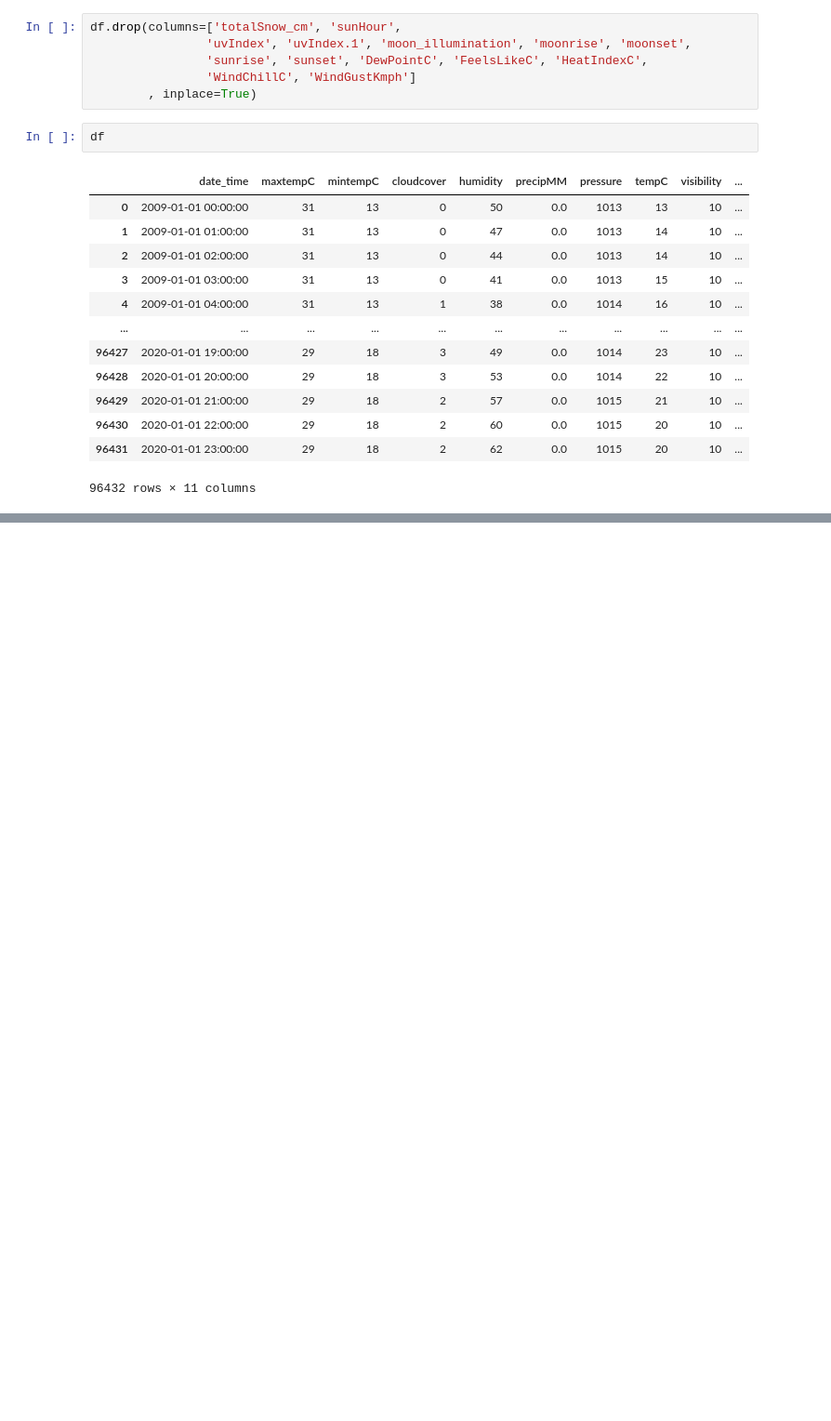
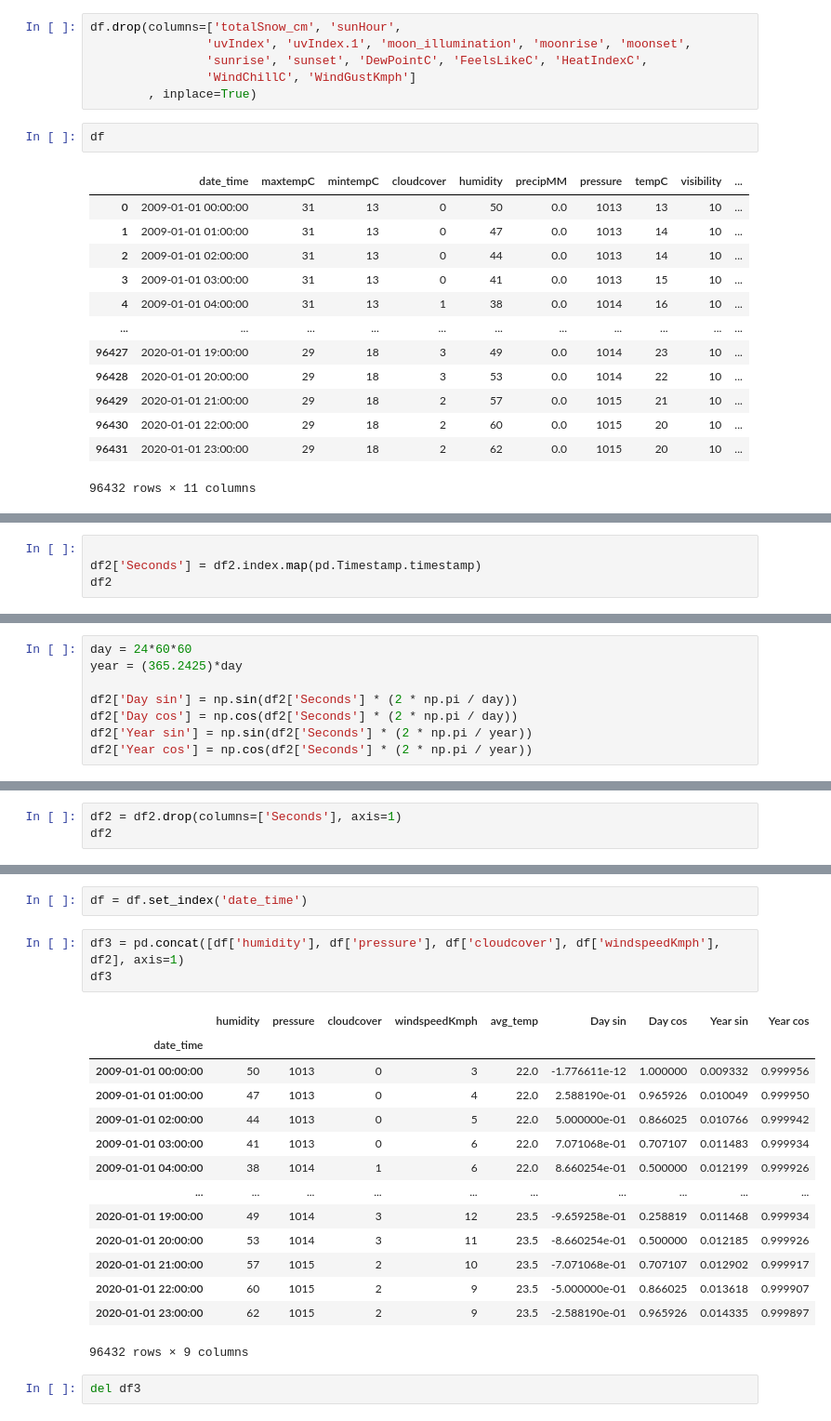
Before and after one commit to Rishit605/ML-Prediction-Models, a Jupyter notebook: MultiVariete_TimeSeries_Forecasting.ipynb, the cells around one changed output, grey strips where cells are left out. Shown at 93% size. Drawn from its saved outputs; the diff is of its cells as text; blank space fills up the shorter version.

```diff
--- a/MultiVariete_TimeSeries_Forecasting.ipynb
+++ b/MultiVariete_TimeSeries_Forecasting.ipynb
@@ -1289,0 +1417,4 @@ df
+# %%
+
+df2['Seconds'] = df2.index.map(pd.Timestamp.timestamp)
+df2
@@ -1289,0 +1436,8 @@ df
+# %%
+day = 24*60*60
+year = (365.2425)*day
+
+df2['Day sin'] = np.sin(df2['Seconds'] * (2 * np.pi / day))
+df2['Day cos'] = np.cos(df2['Seconds'] * (2 * np.pi / day))
+df2['Year sin'] = np.sin(df2['Seconds'] * (2 * np.pi / year))
+df2['Year cos'] = np.cos(df2['Seconds'] * (2 * np.pi / year))
@@ -1289,0 +1461,3 @@ df
+# %%
+df2 = df2.drop(columns=['Seconds'], axis=1)
+df2
@@ -1289,0 +1673,22 @@ df
+# %%
+df = df.set_index('date_time')
+# %%
+df3 = pd.concat([df['humidity'], df['pressure'], df['cloudcover'], df['windspeedKmph'], df2], axis=1)
+df3
+# %% [output]
+|  | humidity | pressure | cloudcover | windspeedKmph | avg_temp | Day sin | Day cos | Year sin | Year cos |
+| date_time |  |  |  |  |  |  |  |  |  |
+| 2009-01-01 00:00:00 | 50 | 1013 | 0 | 3 | 22.0 | -1.776611e-12 | 1.000000 | 0.009332 | 0.999956 |
+| 2009-01-01 01:00:00 | 47 | 1013 | 0 | 4 | 22.0 | 2.588190e-01 | 0.965926 | 0.010049 | 0.999950 |
+| 2009-01-01 02:00:00 | 44 | 1013 | 0 | 5 | 22.0 | 5.000000e-01 | 0.866025 | 0.010766 | 0.999942 |
+| 2009-01-01 03:00:00 | 41 | 1013 | 0 | 6 | 22.0 | 7.071068e-01 | 0.707107 | 0.011483 | 0.999934 |
+| 2009-01-01 04:00:00 | 38 | 1014 | 1 | 6 | 22.0 | 8.660254e-01 | 0.500000 | 0.012199 | 0.999926 |
+| ... | ... | ... | ... | ... | ... | ... | ... | ... | ... |
+| 2020-01-01 19:00:00 | 49 | 1014 | 3 | 12 | 23.5 | -9.659258e-01 | 0.258819 | 0.011468 | 0.999934 |
+| 2020-01-01 20:00:00 | 53 | 1014 | 3 | 11 | 23.5 | -8.660254e-01 | 0.500000 | 0.012185 | 0.999926 |
+| 2020-01-01 21:00:00 | 57 | 1015 | 2 | 10 | 23.5 | -7.071068e-01 | 0.707107 | 0.012902 | 0.999917 |
+| 2020-01-01 22:00:00 | 60 | 1015 | 2 | 9 | 23.5 | -5.000000e-01 | 0.866025 | 0.013618 | 0.999907 |
+| 2020-01-01 23:00:00 | 62 | 1015 | 2 | 9 | 23.5 | -2.588190e-01 | 0.965926 | 0.014335 | 0.999897 |
+96432 rows × 9 columns
+# %%
+del df3
```
Also changed, not shown: parts of 48 cells of this notebook.
